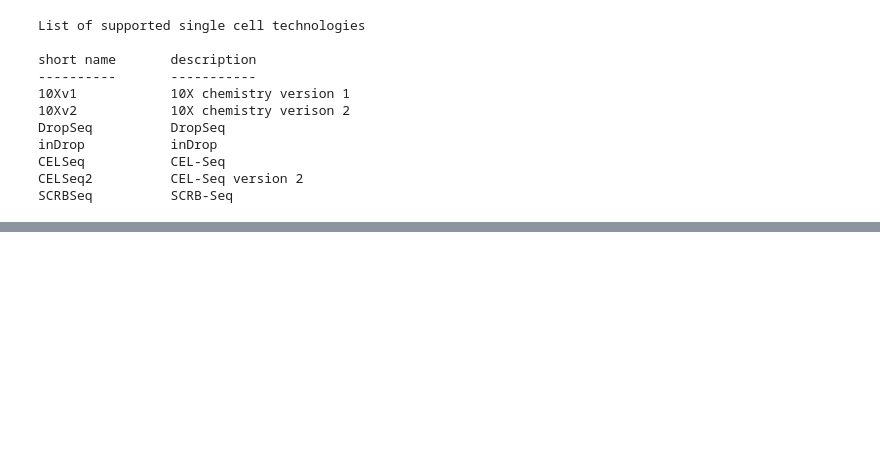
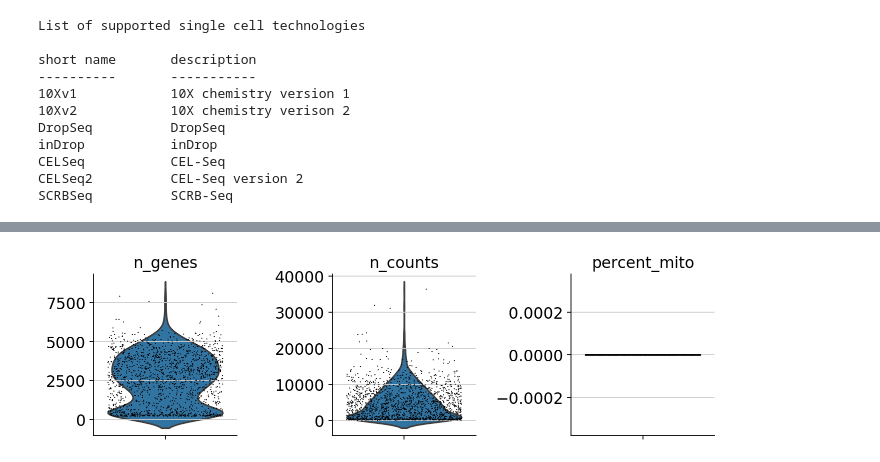
Before and after one commit to BUStools/BUS_notebooks_python, a Jupyter notebook: dataset-notebooks/10x_neuron_1k_v2chem_python/10x_neuron_1k_v2chem.ipynb, the cells around one changed output, grey strips where cells are left out. Saved outputs shown, nothing was run; the diff lists cells and outputs as text; code cells hidden in the pictures; blank space fills up the shorter version.

```diff
--- a/dataset-notebooks/10x_neuron_1k_v2chem_python/10x_neuron_1k_v2chem.ipynb
+++ b/dataset-notebooks/10x_neuron_1k_v2chem_python/10x_neuron_1k_v2chem.ipynb
@@ -521,0 +238,4 @@ sc.pl.pca(adata)
+# %%
+sc.pl.violin(adata, ['n_genes', 'n_counts', 'percent_mito'], jitter=0.4, multi_panel=True)
+# %% [output]
+[figure, added]
```
Also changed, not shown: parts of 107 cells of this notebook, 1 other file.
